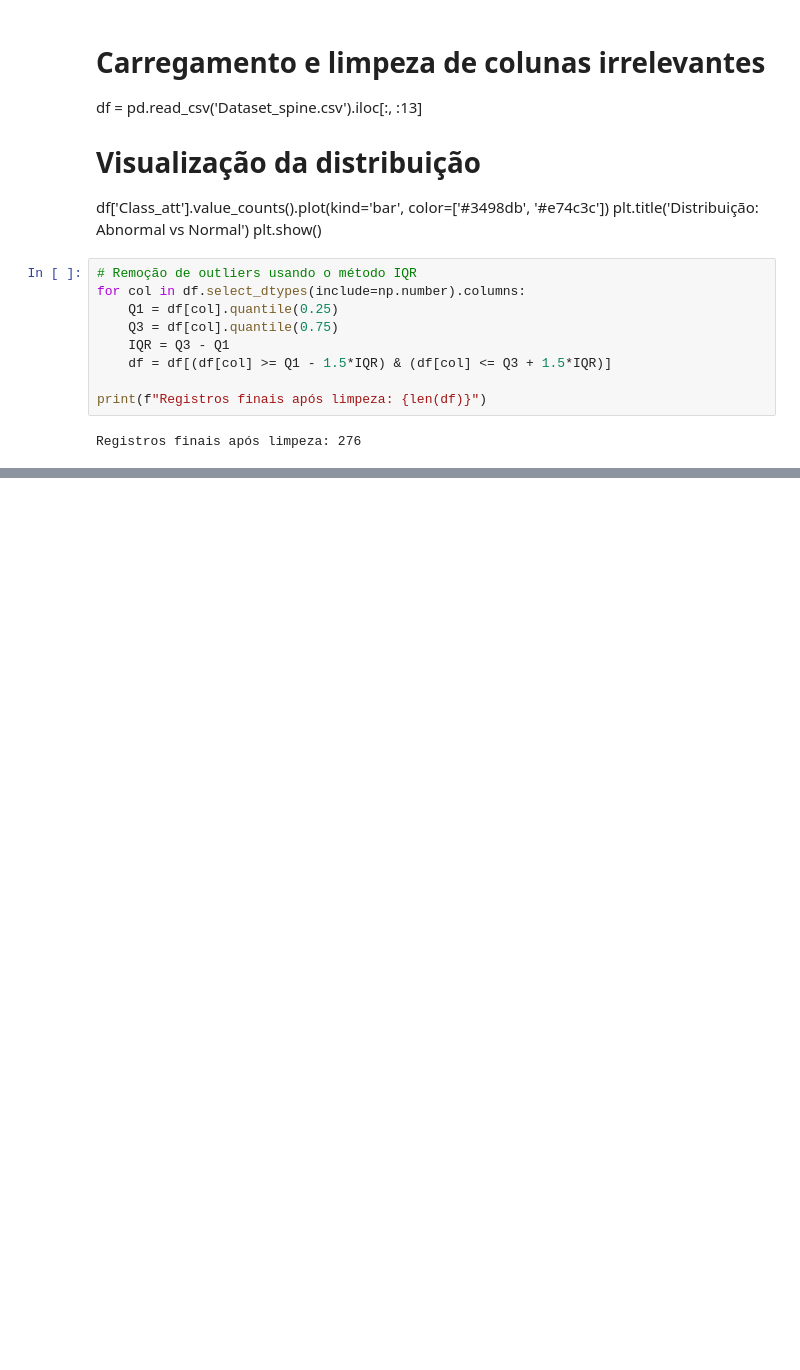
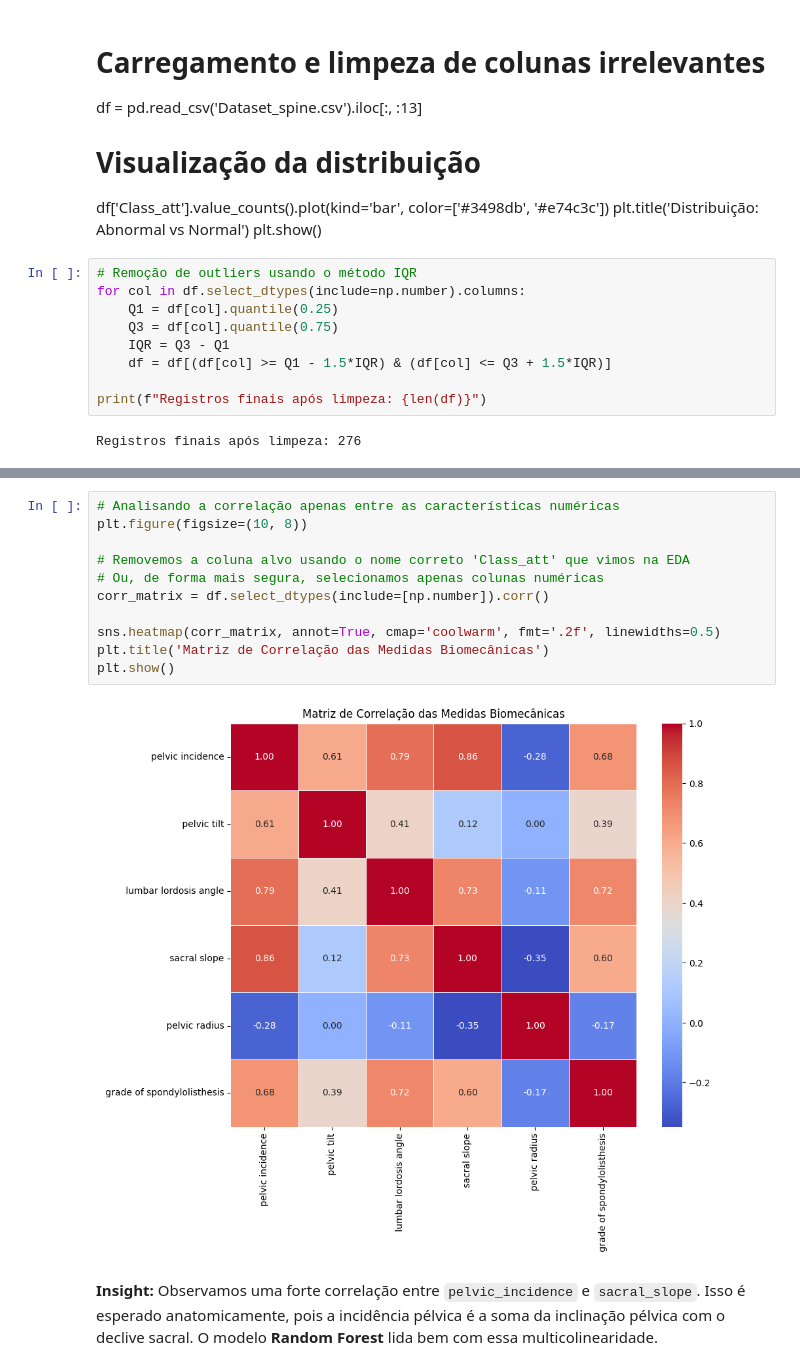
Before and after one commit to vdnxyz/Projeto-NIAD-Coluna, a Jupyter notebook: S.ipynb, the cells around one changed output, grey strips where cells are left out. Cells and saved outputs as stored; diff of their text form; blank space fills up the shorter version.

```diff
--- a/S.ipynb
+++ b/S.ipynb
@@ -79,0 +65,15 @@ weighted avg       0.85      0.84      0.84        83
+# %%
+# Analisando a correlação apenas entre as características numéricas
+plt.figure(figsize=(10, 8))
+
+# Removemos a coluna alvo usando o nome correto 'Class_att' que vimos na EDA
+# Ou, de forma mais segura, selecionamos apenas colunas numéricas
+corr_matrix = df.select_dtypes(include=[np.number]).corr()
+
+sns.heatmap(corr_matrix, annot=True, cmap='coolwarm', fmt='.2f', linewidths=0.5)
+plt.title('Matriz de Correlação das Medidas Biomecânicas')
+plt.show()
+# %% [output]
+[figure, added]
+# %% [markdown]
+**Insight:** Observamos uma forte correlação entre `pelvic_incidence` e `sacral_slope`. Isso é esperado anatomicamente, pois a incidência pélvica é a soma da inclinação pélvica com o declive sacral. O modelo **Random Forest** lida bem com essa multicolinearidade.
```
Also changed, not shown: parts of 13 cells of this notebook, 1 other file.
